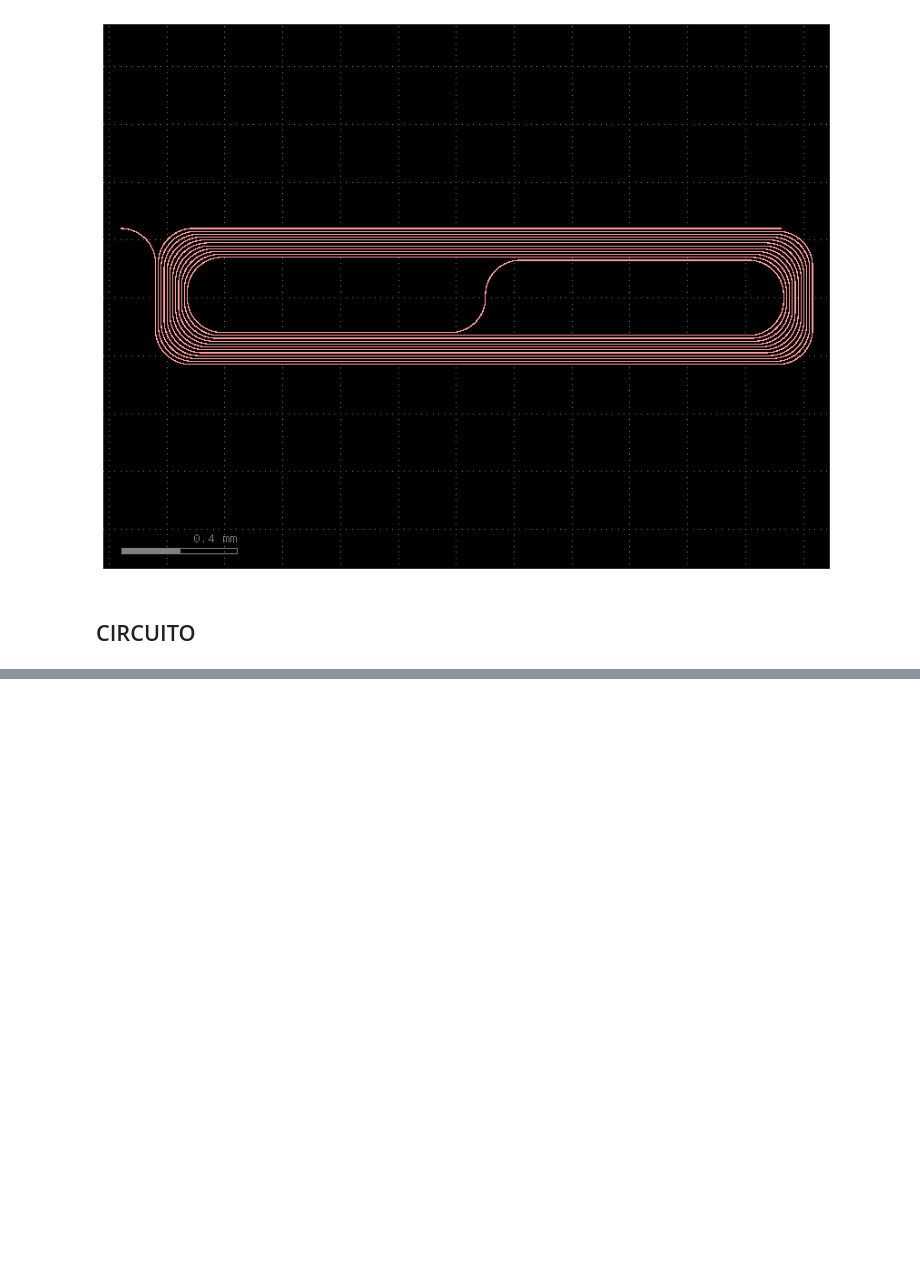
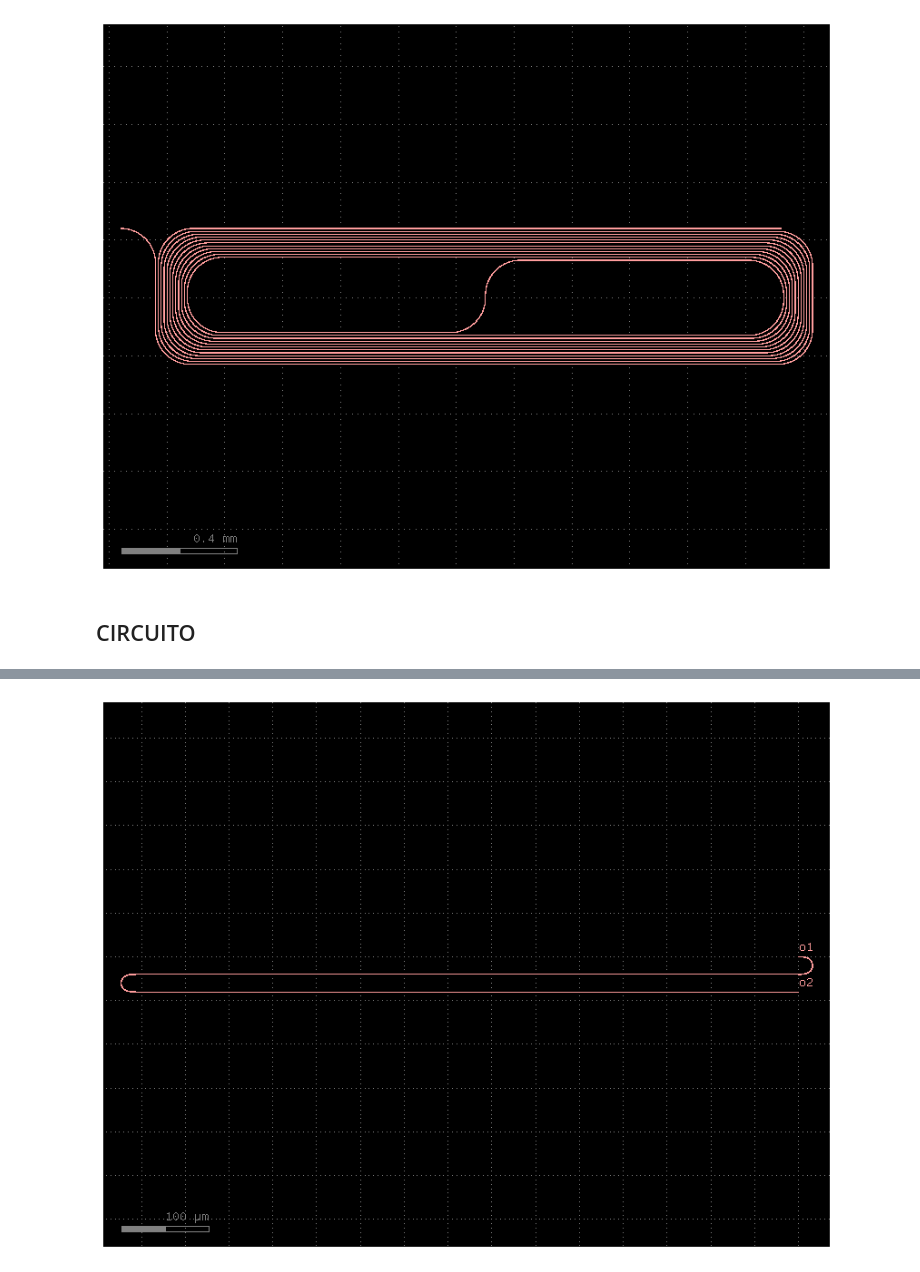
Before and after one commit to mromgar1/pic-upv-lab5-finalproject, a Jupyter notebook: LAYOUT_SOI.ipynb, the cells around one changed output, grey strips where cells are left out. Cells and saved outputs as stored; diff of their text form; code cells hidden in the pictures; blank space fills up the shorter version.

```diff
--- a/LAYOUT_SOI.ipynb
+++ b/LAYOUT_SOI.ipynb
@@ -239,0 +255,10 @@ NameError: name 'dx_length_spiral' is not defined
+# %%
+import gdsfactory as gf
+
+gf.gpdk.PDK.activate()
+
+c = gf.components.delay_snake(length=1600, length0=0, length2=0, n=2, bend180='bend_euler180', cross_section='strip') # ctrl + tap para source code
+c.draw_ports()
+c.plot()
+c.show()
+# %% [output]
@@ -239,0 +266 @@ NameError: name 'dx_length_spiral' is not defined
+[figure, added]
```
Also changed, not shown: parts of 4 cells of this notebook.
